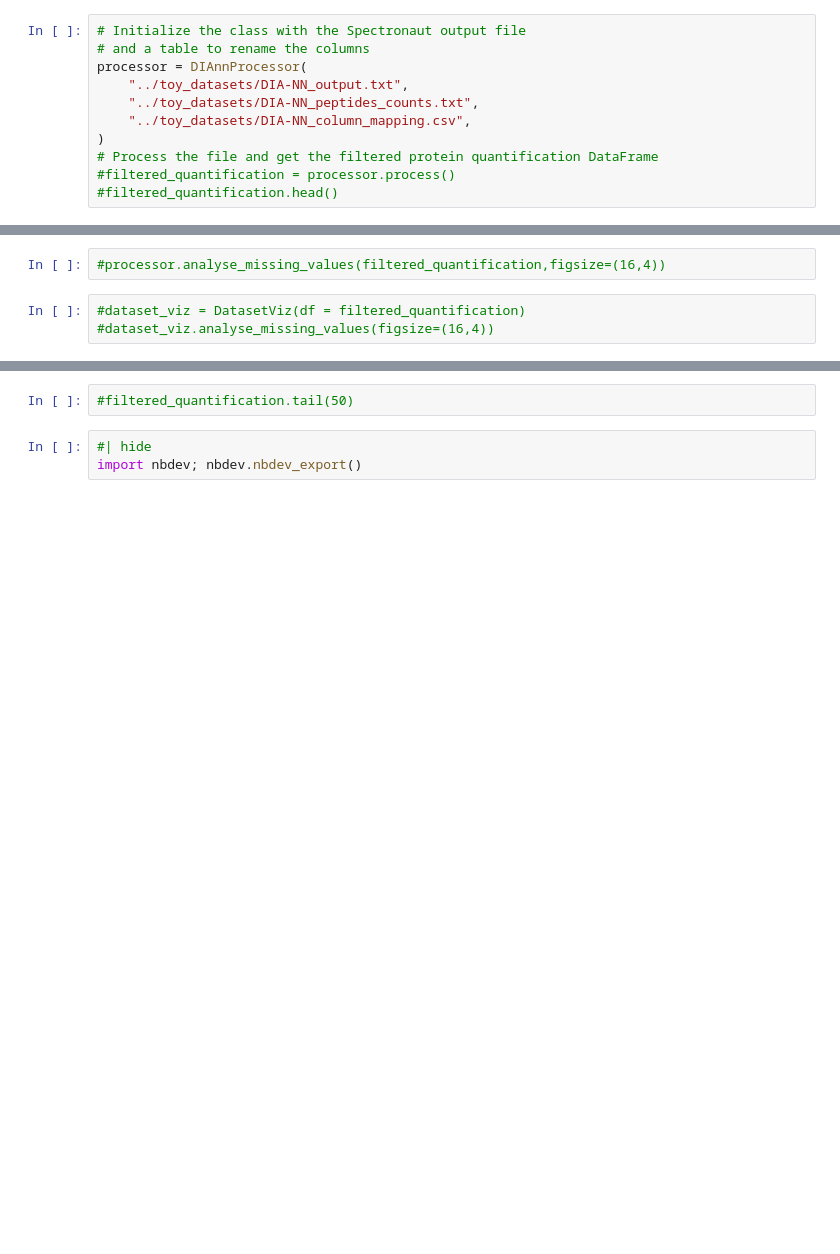
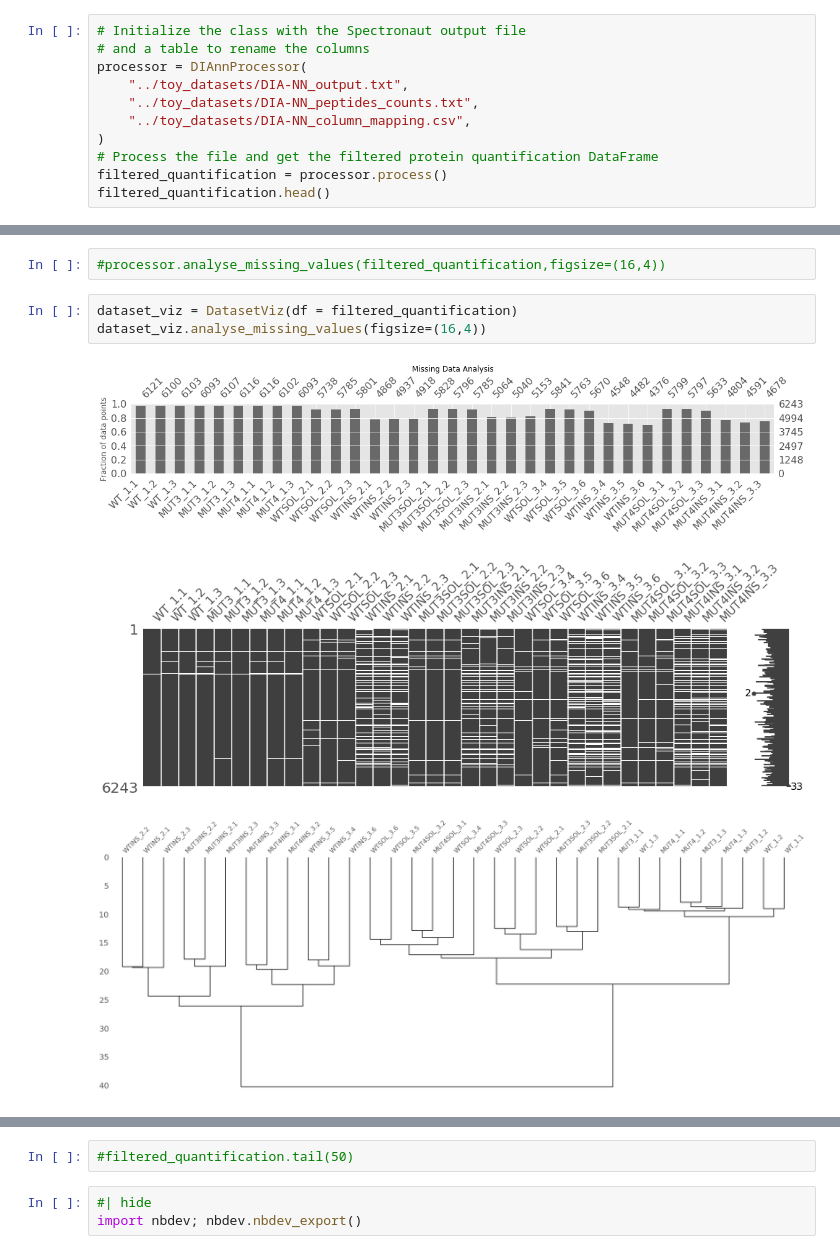
Before and after one commit to mtinti/nbdev-proteomics, a Jupyter notebook: nbs/00_core.ipynb, the cells around one changed output, grey strips where cells are left out. Saved outputs shown, nothing was run; the diff lists cells and outputs as text; blank space fills up the shorter version.

```diff
--- a/nbs/00_core.ipynb
+++ b/nbs/00_core.ipynb
@@ -236,6 +239,6 @@ processor = DIAnnProcessor(
     "../toy_datasets/DIA-NN_column_mapping.csv",
 )
 # Process the file and get the filtered protein quantification DataFrame
-#filtered_quantification = processor.process()
-#filtered_quantification.head()
+filtered_quantification = processor.process()
+filtered_quantification.head()
 # %% [output]
@@ -249,6 +253,10 @@ processor = DIAnnProcessor(
 # %%
 #processor.analyse_missing_values(filtered_quantification,figsize=(16,4))
 # %%
-#dataset_viz = DatasetViz(df = filtered_quantification)
-#dataset_viz.analyse_missing_values(figsize=(16,4))
+dataset_viz = DatasetViz(df = filtered_quantification)
+dataset_viz.analyse_missing_values(figsize=(16,4))
+# %% [output]
+[figure, added]
+[figure, added]
+[figure, added]
 # %%
```
Also changed, not shown: parts of 5 cells of this notebook, 2 other files.
